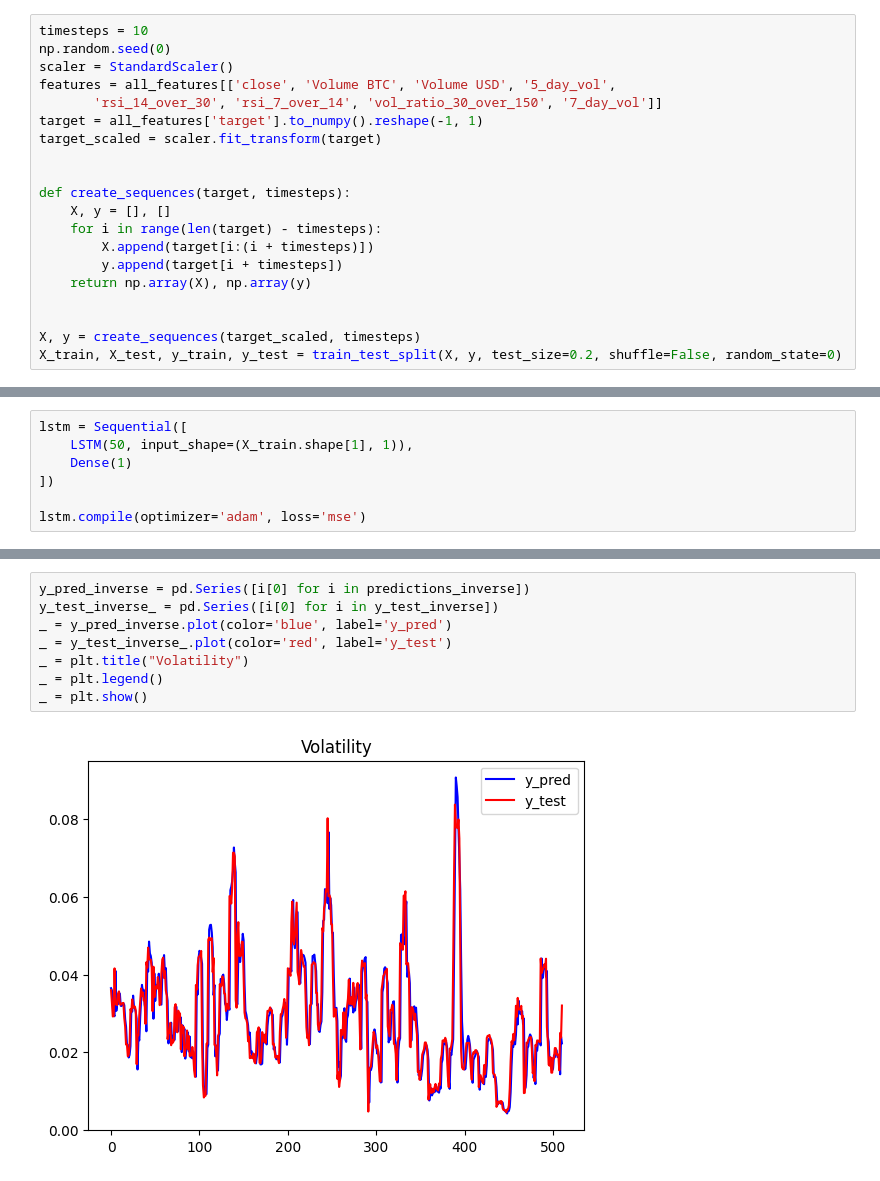
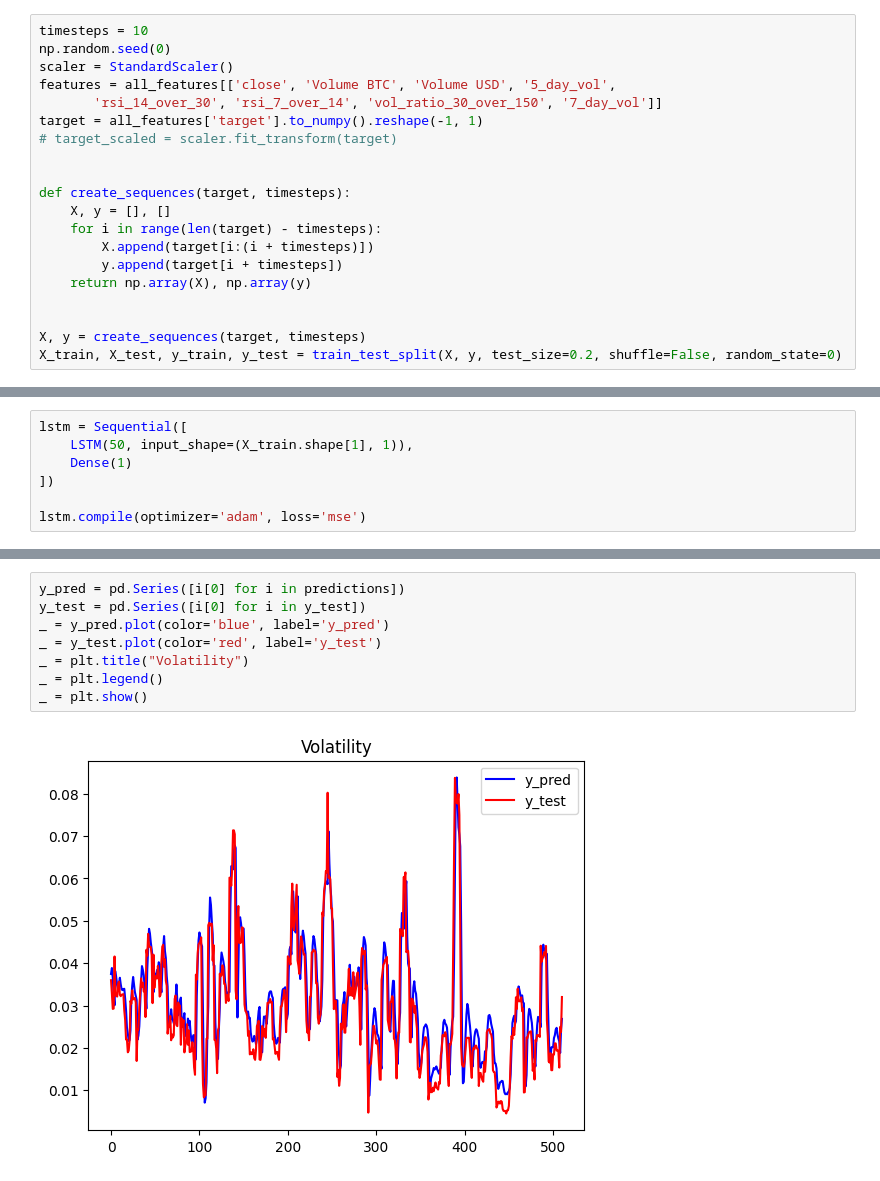
Before and after one commit to frankli073/variance_prediction, a Jupyter notebook: models/lstm.ipynb, the cells around one changed output, grey strips where cells are left out. Drawn from its saved outputs; the diff is of its cells as text.

Commit message:
Update LSTM Model Prediction

```diff
--- a/models/lstm.ipynb
+++ b/models/lstm.ipynb
@@ -30,7 +32,7 @@ scaler = StandardScaler()
 features = all_features[['close', 'Volume BTC', 'Volume USD', '5_day_vol',
        'rsi_14_over_30', 'rsi_7_over_14', 'vol_ratio_30_over_150', '7_day_vol']]
 target = all_features['target'].to_numpy().reshape(-1, 1)
-target_scaled = scaler.fit_transform(target)
+# target_scaled = scaler.fit_transform(target)
 
 
 def create_sequences(target, timesteps):
@@ -41,7 +43,7 @@ def create_sequences(target, timesteps):
     return np.array(X), np.array(y)
 
 
-X, y = create_sequences(target_scaled, timesteps)
+X, y = create_sequences(target, timesteps)
 X_train, X_test, y_train, y_test = train_test_split(X, y, test_size=0.2, shuffle=False, random_state=0)
 # %% [markdown]
 ## 3. Model Training <a id='3'></a>
@@ -81,11 +85,11 @@ Test Loss: 0.09402632713317871
 # %%
-y_pred_inverse = pd.Series([i[0] for i in predictions_inverse])
-y_test_inverse_ = pd.Series([i[0] for i in y_test_inverse])
-_ = y_pred_inverse.plot(color='blue', label='y_pred')
-_ = y_test_inverse_.plot(color='red', label='y_test')
+y_pred = pd.Series([i[0] for i in predictions])
+y_test = pd.Series([i[0] for i in y_test])
+_ = y_pred.plot(color='blue', label='y_pred')
+_ = y_test.plot(color='red', label='y_test')
 _ = plt.title("Volatility")
 _ = plt.legend()
 _ = plt.show()
 # %% [output]
-[figure, old version]
+[figure, new version]
 # %%
```
Also changed, not shown: parts of 12 cells of this notebook, 1 other file.
